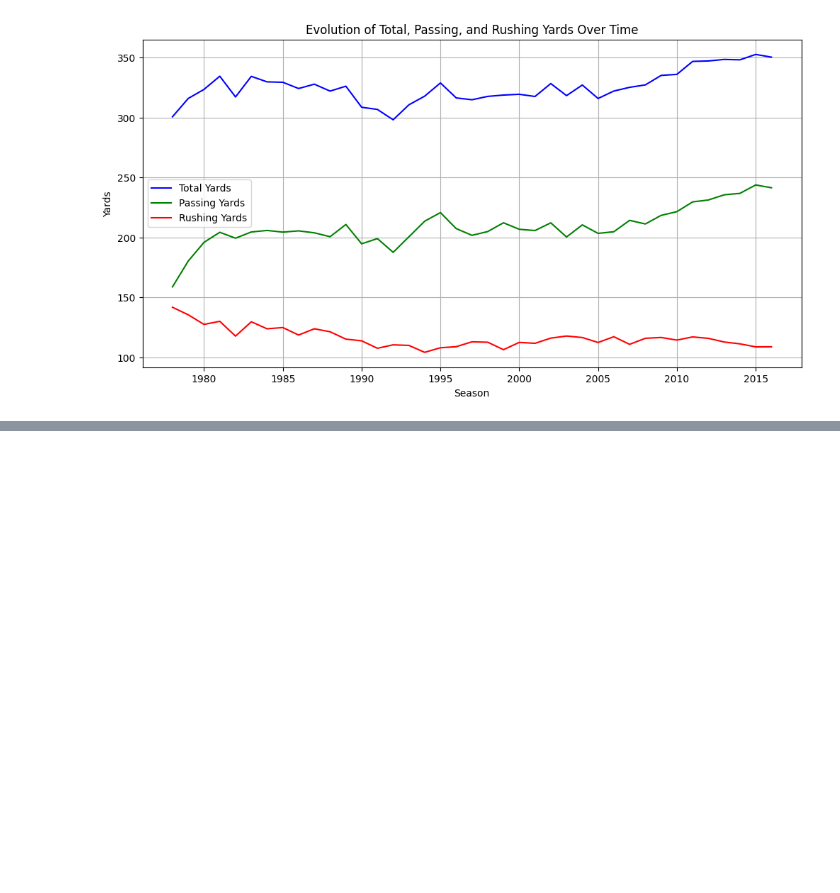
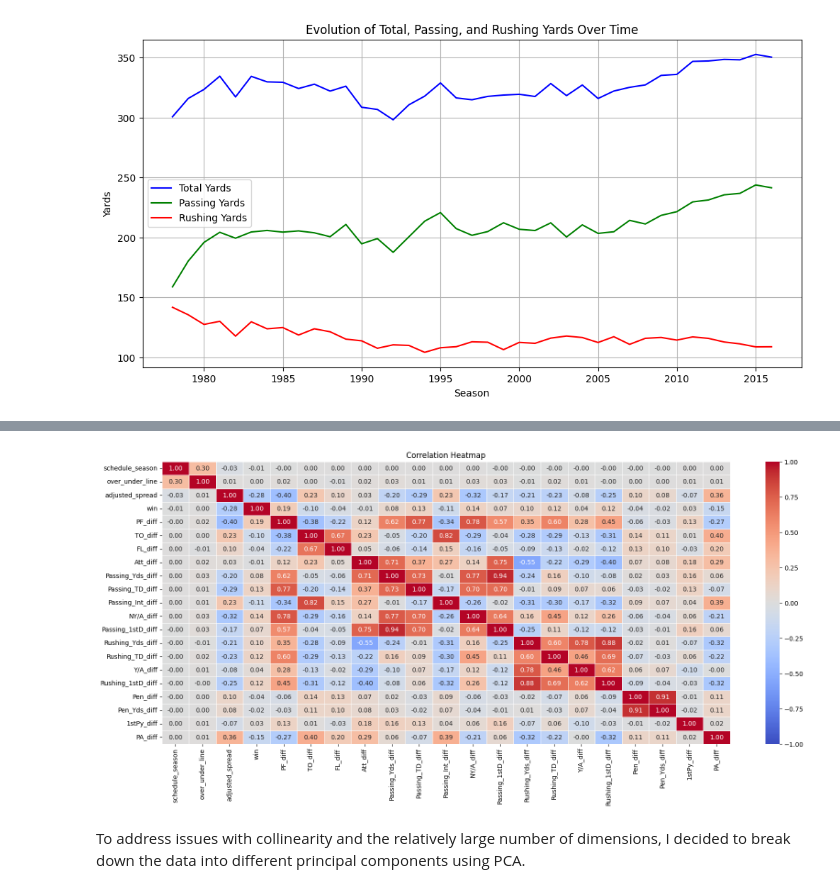
Before and after one commit to willdhh/NFL-Win-Prediction, a Jupyter notebook: finals.ipynb, the cells around one changed output, grey strips where cells are left out. Saved outputs shown, nothing was run; the diff lists cells and outputs as text; code cells hidden in the pictures; blank space fills up the shorter version.

```diff
--- a/finals.ipynb
+++ b/finals.ipynb
@@ -40,0 +40,3 @@ Index(['schedule_date', 'schedule_season', 'schedule_week', 'schedule_playoff',
+# %%
+spread_df = spread_df.drop(columns = ['weather_humidity', 'weather_detail', 'weather_wind_mph', 'weather_temperature', 'stadium_neutral'])
+print(spread_df.columns)
@@ -333,0 +325,6 @@ See the caveats in the documentation: https://pandas.pydata.org/pandas-docs/stab
+# %%
+adj_spread_df = adj_spread_df.merge(season_df, how='left', left_on=['team_home', 'schedule_season'], right_on=['Tm', 'season'], suffixes=('', '_home'))
+adj_spread_df = adj_spread_df.drop(columns=['Tm', 'G'])
+adj_spread_df = adj_spread_df.merge(season_df, how='left', left_on=['team_away', 'schedule_season'], right_on=['Tm', 'season'], suffixes=('_home', '_away'))
+adj_spread_df = adj_spread_df.drop(columns=['Tm', 'G', 'season_home','season_away','team_home','team_away','Sc%_home','TO%_home','Sc%_away','TO%_away','schedule_week','stadium'])
+adj_spread_df = adj_spread_df.dropna()
@@ -333,0 +333,16 @@ See the caveats in the documentation: https://pandas.pydata.org/pandas-docs/stab
+# %%
+home_cols = [col for col in adj_spread_df.columns if col.endswith('_home') and adj_spread_df[col].dtype in ['int64', 'float64']]
+away_cols = [col.replace('_home', '_away') for col in home_cols]
+
+home_away_pairs = [(h, a) for h, a in zip(home_cols, away_cols) if a in adj_spread_df.columns]
+
+for home_col, away_col in home_away_pairs:
+    diff_col = home_col.replace('_home', '_diff')
+    adj_spread_df[diff_col] = adj_spread_df[home_col] - adj_spread_df[away_col]
+
+adj_spread_df.drop(columns=[col for pair in home_away_pairs for col in pair], inplace=True)
+adj_spread_df['over_under_line'] = pd.to_numeric(adj_spread_df['over_under_line'], errors='coerce')
+adj_spread_df = adj_spread_df.dropna(subset = ['over_under_line'])
+
+print(adj_spread_df.head())
+print(adj_spread_df.columns)
@@ -333,0 +371,22 @@ See the caveats in the documentation: https://pandas.pydata.org/pandas-docs/stab
+# %%
+# Select the relevant columns for yards, TDs, and PF
+yard_td_pf_cols = ['Rushing_Yds_diff', 'Passing_Yds_diff', 'Rushing_TD_diff', 'Passing_TD_diff', 'PF_diff']
+
+# Create a subset DataFrame with only the selected columns
+yard_td_pf_df = adj_spread_df[yard_td_pf_cols]
+
+# Create the pairplot
+# sns.pairplot(yard_td_pf_df, kind='reg', plot_kws={'scatter': False})
+
+# Compute the correlation matrix
+corr_matrix = adj_spread_df.corr()
+# Create the heatmap
+plt.figure(figsize=(20, 8))
+sns.heatmap(corr_matrix, annot=True, cmap='coolwarm', fmt='.2f', vmin=-1, vmax=1, linewidths=0.5)
+plt.title("Correlation Heatmap")
+plt.show()
+adj_spread_df = adj_spread_df.drop(columns=['Passing_Int_diff', 'Pen_diff', 'NY/A_diff'])
+# %% [output]
+[figure, added]
+# %% [markdown]
+To address issues with collinearity and the relatively large number of dimensions, I decided to break down the data into different principal components using PCA.
```
Also changed, not shown: parts of 44 cells of this notebook, 1 other file.
